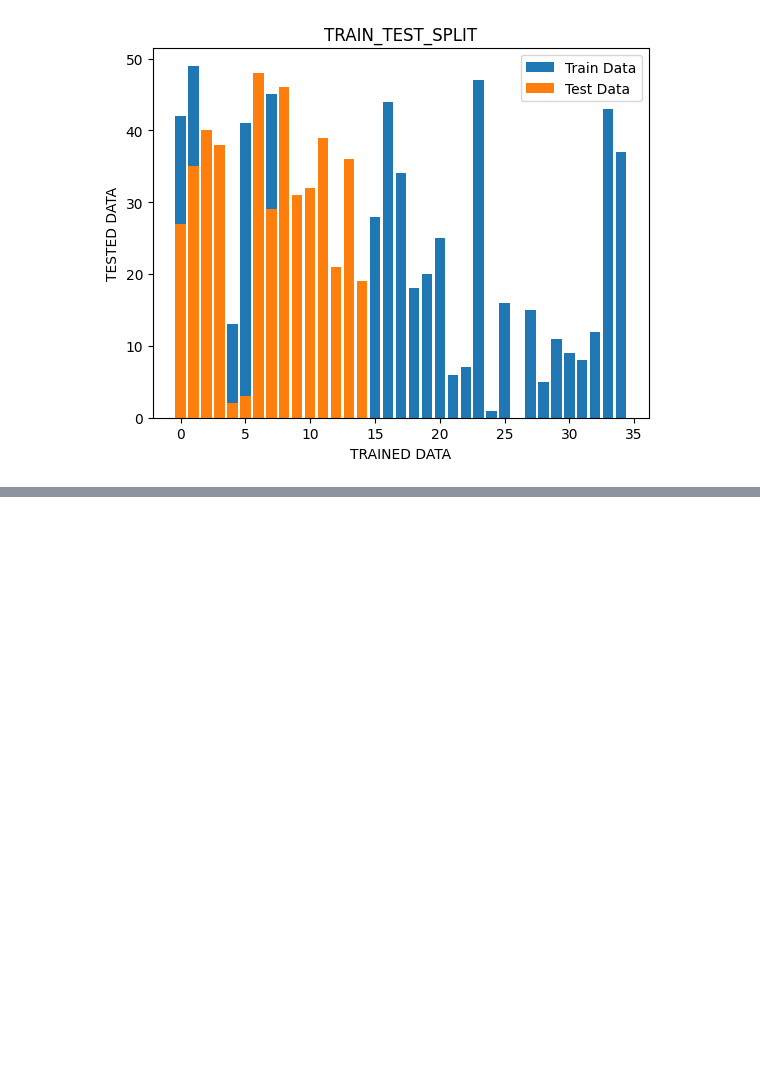
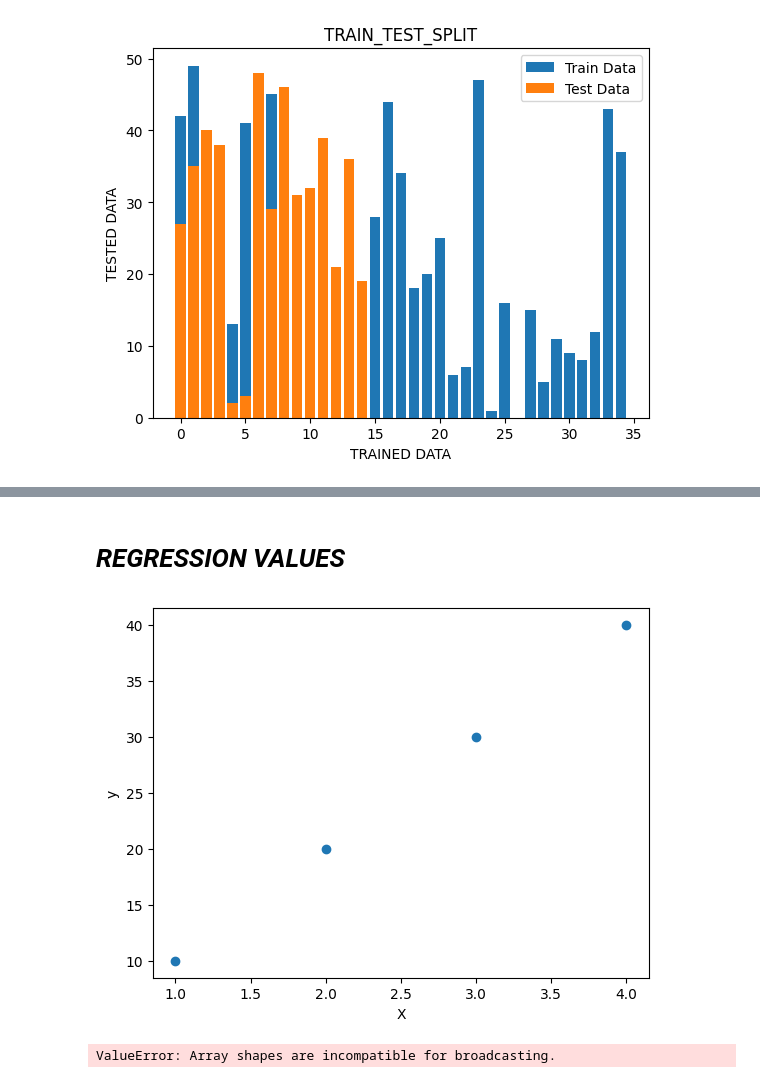
Before and after one commit to keerthimareedu3/keerthi, a Jupyter notebook: MACHINE_LEARNING.ipynb, the cells around one changed output, grey strips where cells are left out. Drawn from its saved outputs; the diff is of its cells as text; code cells hidden in the pictures; blank space fills up the shorter version.

```diff
--- a/MACHINE_LEARNING.ipynb
+++ b/MACHINE_LEARNING.ipynb
@@ -784,0 +825,44 @@ TESTED DATA:
+# %% [markdown]
+# ***REGRESSION VALUES***
+# %%
+import pandas as pd
+from scipy import stats
+import matplotlib.pyplot as plt
+
+d = {
+ "area": [1, 2, 3, 4],
+ "rice_yield": [10, 20, 30, 40]
+}
+
+df = pd.DataFrame(d)
+
+X = df.area.values
+y = df.rice_yield.values
+
+plt.xlabel("X")
+plt.ylabel("y")
+
+plt.scatter(X, y)
+plt.show()
+# %% [output]
+[figure, added]
+# %%
+import pandas as pd
+from scipy import stats
+import matplotlib.pyplot as plt
+d={
+    "Study_hours":[4,6,8,9,10],
+    "score":[7.5,8.0,9.5,9.8,10]
+
+}
+df=pd.DataFrame(d)
+x=df.Study_hours
+y=df.score
+slope, intercept, r_value, p_value, std_err = stats.linregress(X, y)
+plt.xlabel("study_hours")
+plt.ylabel("score")
+plt.scatter(x,y)
+print(r_values)
+plt.show()
+# %% [output]
+ValueError: Array shapes are incompatible for broadcasting.
```
Also changed, not shown: parts of 1 cell of this notebook.
